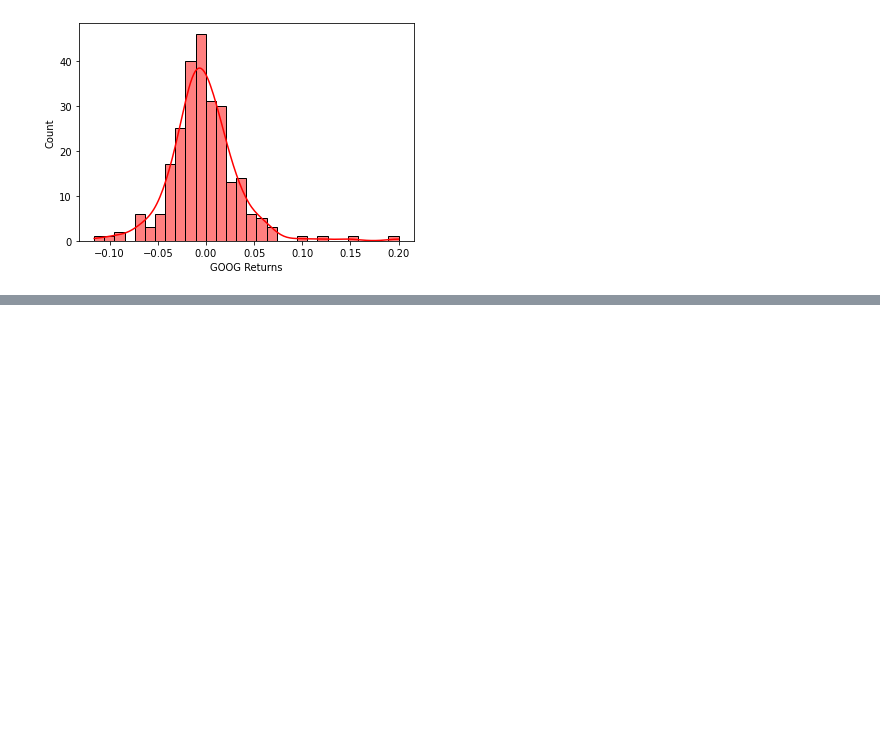
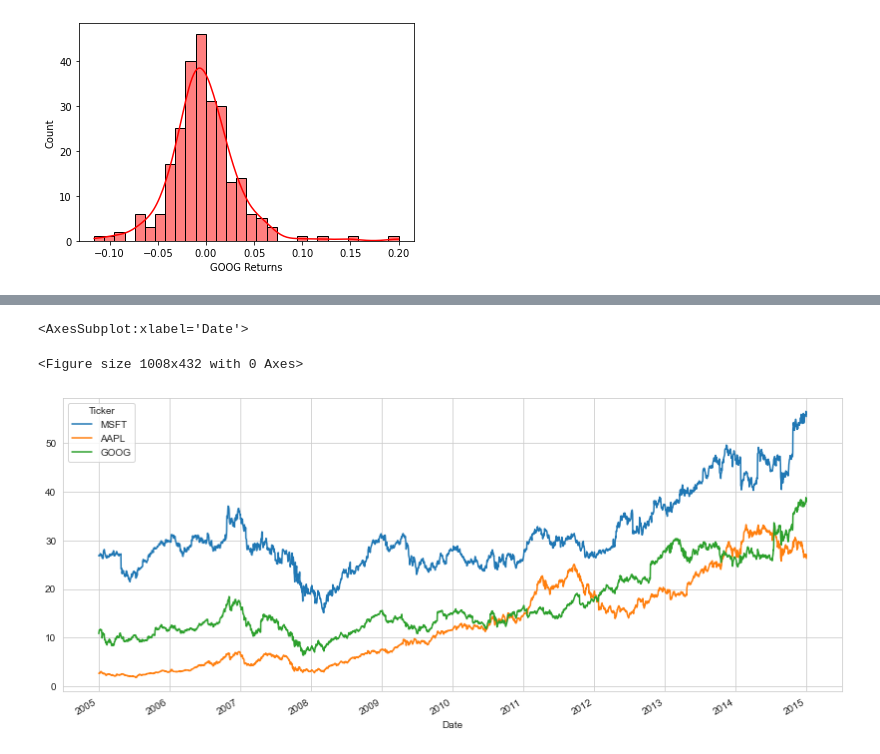
Before and after one commit to aamirmohiuddin38/Python---Data-Analysis, a Jupyter notebook: EDA Projects/Finance Data Project.ipynb, the cells around one changed output, grey strips where cells are left out. Saved outputs shown, nothing was run; the diff lists cells and outputs as text; code cells hidden in the pictures; blank space fills up the shorter version.

```diff
--- a/EDA Projects/Finance Data Project.ipynb
+++ b/EDA Projects/Finance Data Project.ipynb
@@ -291,0 +315,7 @@ sns.histplot(returns['2008-01-01':'2008-12-31']['GOOG Returns'],color='red', kde
+# %%
+#using xs
+tech_stocks.xs(key='Close', axis=1, level='Stock Info').plot(figsize=(14,6))
+# %% [output]
+<AxesSubplot:xlabel='Date'>
+<Figure size 1008x432 with 0 Axes>
+[figure, added]
```
Also changed, not shown: parts of 4 cells of this notebook.
